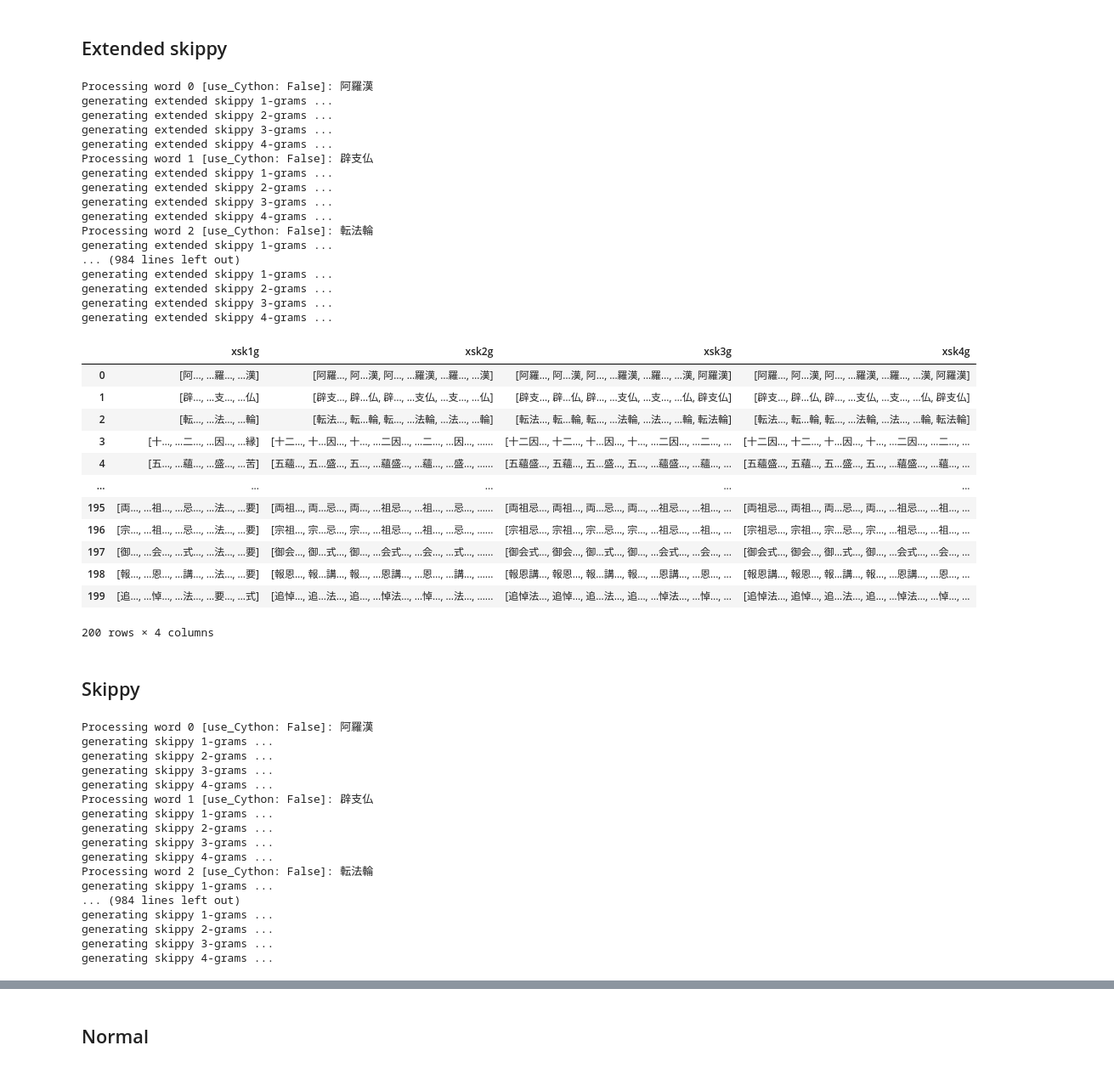
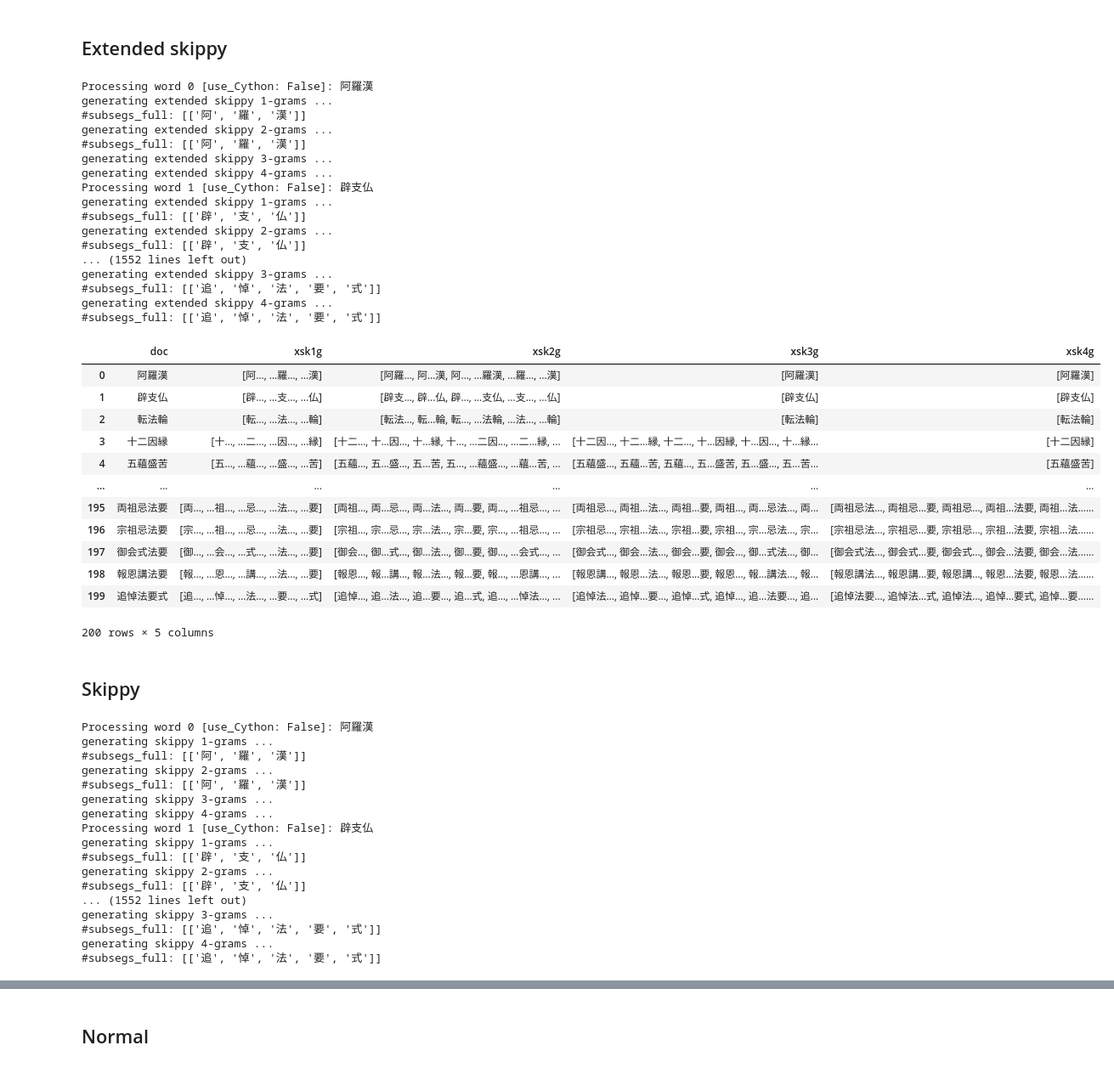
Before and after one commit to kow-k/generators-of-skippy-ngrams, a Jupyter notebook: test-gen2_ngrams.ipynb, the cells around one changed output, grey strips where cells are left out. Shown at 85% size. Cells and saved outputs as stored; diff of their text form; code cells hidden in the pictures.

```diff
--- a/test-gen2_ngrams.ipynb
+++ b/test-gen2_ngrams.ipynb
@@ -127,6 +141,9 @@ df = pd.DataFrame(columns = used_columns)
 ## generate extended skippy n-grams
 import re, unicodedata
 for i, doc in enumerate(docs):
+    ## update df for word
+    df.loc[i,'doc'] = doc
+
     print(f"Processing word {i} [use_Cython: {use_Cython}]: {doc}")
     ## Unicode normalization is necessay to proper handling of accents in languages like Irish and Welsh
     word_segs = [ seg for seg in re.split(segmenter, unicodedata.normalize('NFC', doc)) if len(seg) > 0 ]
@@ -140,37 +157,37 @@ for i, doc in enumerate(docs):
 # %% [output]
 Processing word 0 [use_Cython: False]: 阿羅漢
 generating extended skippy 1-grams ...
+#subsegs_full: [['阿', '羅', '漢']]
 generating extended skippy 2-grams ...
+#subsegs_full: [['阿', '羅', '漢']]
 generating extended skippy 3-grams ...
 generating extended skippy 4-grams ...
 Processing word 1 [use_Cython: False]: 辟支仏
 generating extended skippy 1-grams ...
+#subsegs_full: [['辟', '支', '仏']]
 generating extended skippy 2-grams ...
+#subsegs_full: [['辟', '支', '仏']]
+... (1552 lines left out)
 generating extended skippy 3-grams ...
+#subsegs_full: [['追', '悼', '法', '要', '式']]
 generating extended skippy 4-grams ...
-Processing word 2 [use_Cython: False]: 転法輪
-generating extended skippy 1-grams ...
-... (984 lines left out)
-generating extended skippy 1-grams ...
-generating extended skippy 2-grams ...
-generating extended skippy 3-grams ...
-generating extended skippy 4-grams ...
+#subsegs_full: [['追', '悼', '法', '要', '式']]
 # %%
-df[columns3]
+df[columns0 + columns3]
 # %% [output]
-|  | xsk1g | xsk2g | xsk3g | xsk4g |
-| 0 | [阿…, …羅…, …漢] | [阿羅…, 阿…漢, 阿…, …羅漢, …羅…, …漢] | [阿羅…, 阿…漢, 阿…, …羅漢, …羅…, …漢, 阿羅漢] | [阿羅…, 阿…漢, 阿…, …羅漢, …羅…, …漢, 阿羅漢] |
-| 1 | [辟…, …支…, …仏] | [辟支…, 辟…仏, 辟…, …支仏, …支…, …仏] | [辟支…, 辟…仏, 辟…, …支仏, …支…, …仏, 辟支仏] | [辟支…, 辟…仏, 辟…, …支仏, …支…, …仏, 辟支仏] |
-| 2 | [転…, …法…, …輪] | [転法…, 転…輪, 転…, …法輪, …法…, …輪] | [転法…, 転…輪, 転…, …法輪, …法…, …輪, 転法輪] | [転法…, 転…輪, 転…, …法輪, …法…, …輪, 転法輪] |
-| 3 | [十…, …二…, …因…, …縁] | [十二…, 十…因…, 十…, …二因…, …二…, …因…, …... | [十二因…, 十二…, 十…因…, 十…, …二因…, …二…, ... | [十二因…, 十二…, 十…因…, 十…, …二因…, …二…, ... |
-| 4 | [五…, …蘊…, …盛…, …苦] | [五蘊…, 五…盛…, 五…, …蘊盛…, …蘊…, …盛…, …... | [五蘊盛…, 五蘊…, 五…盛…, 五…, …蘊盛…, …蘊…, ... | [五蘊盛…, 五蘊…, 五…盛…, 五…, …蘊盛…, …蘊…, ... |
-| ... | ... | ... | ... | ... |
-| 195 | [両…, …祖…, …忌…, …法…, …要] | [両祖…, 両…忌…, 両…, …祖忌…, …祖…, …忌…, …... | [両祖忌…, 両祖…, 両…忌…, 両…, …祖忌…, …祖…, ... | [両祖忌…, 両祖…, 両…忌…, 両…, …祖忌…, …祖…, ... |
-| 196 | [宗…, …祖…, …忌…, …法…, …要] | [宗祖…, 宗…忌…, 宗…, …祖忌…, …祖…, …忌…, …... | [宗祖忌…, 宗祖…, 宗…忌…, 宗…, …祖忌…, …祖…, ... | [宗祖忌…, 宗祖…, 宗…忌…, 宗…, …祖忌…, …祖…, ... |
-| 197 | [御…, …会…, …式…, …法…, …要] | [御会…, 御…式…, 御…, …会式…, …会…, …式…, …... | [御会式…, 御会…, 御…式…, 御…, …会式…, …会…, ... | [御会式…, 御会…, 御…式…, 御…, …会式…, …会…, ... |
-| 198 | [報…, …恩…, …講…, …法…, …要] | [報恩…, 報…講…, 報…, …恩講…, …恩…, …講…, …... | [報恩講…, 報恩…, 報…講…, 報…, …恩講…, …恩…, ... | [報恩講…, 報恩…, 報…講…, 報…, …恩講…, …恩…, ... |
-| 199 | [追…, …悼…, …法…, …要…, …式] | [追悼…, 追…法…, 追…, …悼法…, …悼…, …法…, …... | [追悼法…, 追悼…, 追…法…, 追…, …悼法…, …悼…, ... | [追悼法…, 追悼…, 追…法…, 追…, …悼法…, …悼…, ... |
+|  | doc | xsk1g | xsk2g | xsk3g | xsk4g |
+| 0 | 阿羅漢 | [阿…, …羅…, …漢] | [阿羅…, 阿…漢, 阿…, …羅漢, …羅…, …漢] | [阿羅漢] | [阿羅漢] |
+| 1 | 辟支仏 | [辟…, …支…, …仏] | [辟支…, 辟…仏, 辟…, …支仏, …支…, …仏] | [辟支仏] | [辟支仏] |
+| 2 | 転法輪 | [転…, …法…, …輪] | [転法…, 転…輪, 転…, …法輪, …法…, …輪] | [転法輪] | [転法輪] |
+| 3 | 十二因縁 | [十…, …二…, …因…, …縁] | [十二…, 十…因…, 十…縁, 十…, …二因…, …二…縁, ... | [十二因…, 十二…縁, 十二…, 十…因縁, 十…因…, 十…縁... | [十二因縁] |
+| 4 | 五蘊盛苦 | [五…, …蘊…, …盛…, …苦] | [五蘊…, 五…盛…, 五…苦, 五…, …蘊盛…, …蘊…苦, ... | [五蘊盛…, 五蘊…苦, 五蘊…, 五…盛苦, 五…盛…, 五…苦... | [五蘊盛苦] |
+| ... | ... | ... | ... | ... | ... |
+| 195 | 両祖忌法要 | [両…, …祖…, …忌…, …法…, …要] | [両祖…, 両…忌…, 両…法…, 両…要, 両…, …祖忌…, ... | [両祖忌…, 両祖…法…, 両祖…要, 両祖…, 両…忌法…, 両... | [両祖忌法…, 両祖忌…要, 両祖忌…, 両祖…法要, 両祖…法…... |
+| 196 | 宗祖忌法要 | [宗…, …祖…, …忌…, …法…, …要] | [宗祖…, 宗…忌…, 宗…法…, 宗…要, 宗…, …祖忌…, ... | [宗祖忌…, 宗祖…法…, 宗祖…要, 宗祖…, 宗…忌法…, 宗... | [宗祖忌法…, 宗祖忌…要, 宗祖忌…, 宗祖…法要, 宗祖…法…... |
+| 197 | 御会式法要 | [御…, …会…, …式…, …法…, …要] | [御会…, 御…式…, 御…法…, 御…要, 御…, …会式…, ... | [御会式…, 御会…法…, 御会…要, 御会…, 御…式法…, 御... | [御会式法…, 御会式…要, 御会式…, 御会…法要, 御会…法…... |
+| 198 | 報恩講法要 | [報…, …恩…, …講…, …法…, …要] | [報恩…, 報…講…, 報…法…, 報…要, 報…, …恩講…, ... | [報恩講…, 報恩…法…, 報恩…要, 報恩…, 報…講法…, 報... | [報恩講法…, 報恩講…要, 報恩講…, 報恩…法要, 報恩…法…... |
+| 199 | 追悼法要式 | [追…, …悼…, …法…, …要…, …式] | [追悼…, 追…法…, 追…要…, 追…式, 追…, …悼法…, ... | [追悼法…, 追悼…要…, 追悼…式, 追悼…, 追…法要…, 追... | [追悼法要…, 追悼法…式, 追悼法…, 追悼…要式, 追悼…要…... |
-200 rows × 4 columns
+200 rows × 5 columns
 # %% [markdown]
 ## Skippy
 # %%
@@ -189,19 +206,19 @@ for i, doc in enumerate(docs):
 # %% [output]
 Processing word 0 [use_Cython: False]: 阿羅漢
 generating skippy 1-grams ...
+#subsegs_full: [['阿', '羅', '漢']]
 generating skippy 2-grams ...
+#subsegs_full: [['阿', '羅', '漢']]
 generating skippy 3-grams ...
 generating skippy 4-grams ...
 Processing word 1 [use_Cython: False]: 辟支仏
 generating skippy 1-grams ...
+#subsegs_full: [['辟', '支', '仏']]
 generating skippy 2-grams ...
+#subsegs_full: [['辟', '支', '仏']]
+... (1552 lines left out)
 generating skippy 3-grams ...
+#subsegs_full: [['追', '悼', '法', '要', '式']]
 generating skippy 4-grams ...
-Processing word 2 [use_Cython: False]: 転法輪
-generating skippy 1-grams ...
-... (984 lines left out)
-generating skippy 1-grams ...
-generating skippy 2-grams ...
-generating skippy 3-grams ...
-generating skippy 4-grams ...
+#subsegs_full: [['追', '悼', '法', '要', '式']]
 # %%
```
Also changed, not shown: parts of 5 cells of this notebook, 3 other files.
